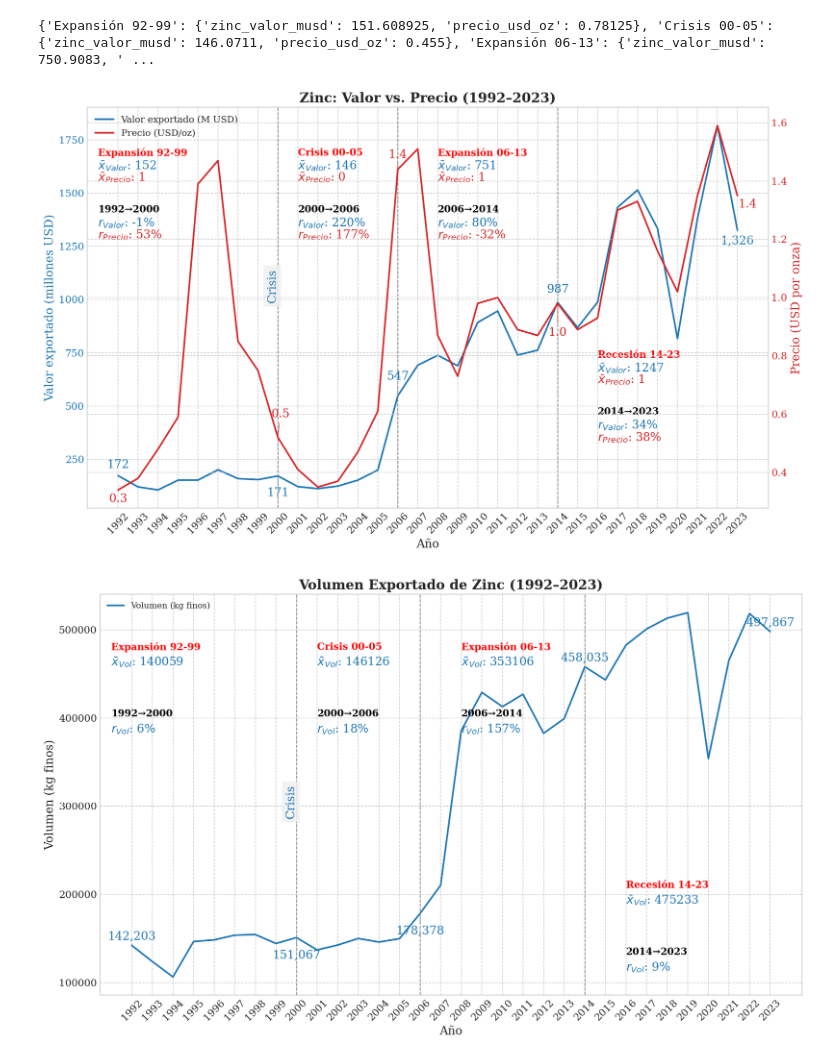
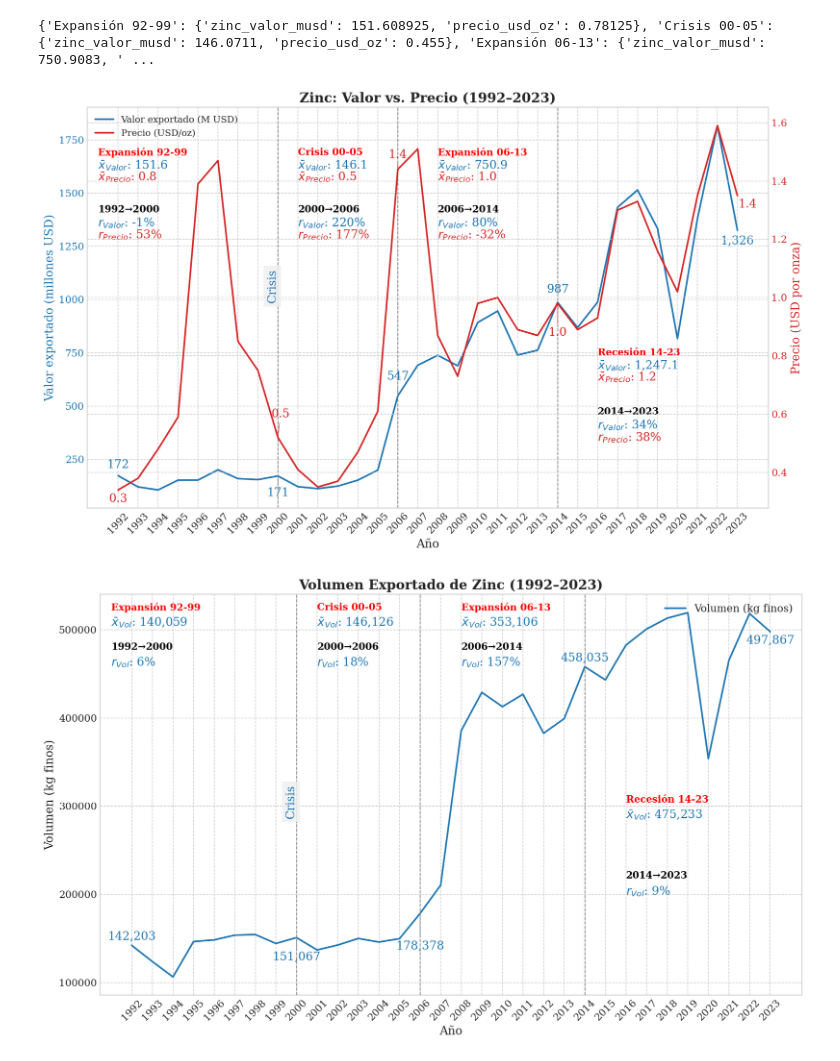
Before and after one commit to navi0369/proyectomacro, a Jupyter notebook: src/tesis/serie_completa/minerales/zinc.ipynb, the cells around one changed output. Drawn from its saved outputs; the diff is of its cells as text; code cells hidden in the pictures.

```diff
--- a/src/tesis/serie_completa/minerales/zinc.ipynb
+++ b/src/tesis/serie_completa/minerales/zinc.ipynb
@@ -94,7 +94,8 @@ ax_price.plot(df.index, df["precio_usd_oz"],   label="Precio (USD/oz)",
 # helpers
 add_hitos(ax_val, df.index, hitos_v, hitos_offset, line_kwargs={"linewidth":1})
 add_cycle_means_multi(ax_val, cycle_stats, cycle_text_offsets,
-                      abbr, colors, line_spacing=df["zinc_valor_musd"].max()*0.03)
+                      abbr, colors, line_spacing=df["zinc_valor_musd"].max()*0.03,
+                      value_fmt="{:,.1f}")
 add_year_value_annotations(
     ax_val,   df, anot_years, ["zinc_valor_musd"],
     {"zinc_valor_musd": annotation_offsets["zinc_valor_musd"]},
@@ -141,44 +142,52 @@ cycle_stats_vol = {n: df.loc[s, ["zinc_volumen"]].mean().to_dict()
 
 annotation_offsets_vol = {
     "zinc_volumen": {
-        1992:(0,1e4), 2000:(0,-2e4), 2006:(0,-2e4),
-        2014:(0,1e4), 2023:(0,1e4)
+        1992:(0,1e4), 2000:(0,-2.2e4), 2006:(0,-3.7e4),
+        2014:(0,1e4), 2023:(0,-1e4)
     }
 }
 growth_periods_vol        = growth_periods
-period_growth_offsets_vol = period_growth_offsets
-cycle_text_offsets_vol    = cycle_text_offsets
+period_growth_offsets_vol = {
+    "1992-2000": (1991,0.9), "2000-2006":(2001,0.9),
+    "2006-2014": (2008,0.9), "2014-2023":(2016,0.42)
+}
+cycle_text_offsets_vol    = {
+    "Expansión 92-99": (1991,0.98),
+    "Crisis 00-05":    (2001,0.98),
+    "Expansión 06-13": (2008,0.98),
+    "Recesión 14-23":  (2016,0.50),
+}
 
 fig_v, ax_v = plt.subplots(figsize=(13,8))
 ax_v.plot(df.index, df["zinc_volumen"], color=colors_vol["zinc_volumen"],
           label="Volumen (kg finos)")
 
 add_hitos(ax_v, df.index, hitos_v, hitos_offset, line_kwargs={"lw":1})
 add_cycle_means_multi(ax_v, cycle_stats_vol, cycle_text_offsets_vol,
                       abbr_vol, colors_vol,
                       line_spacing=df["zinc_volumen"].max()*0.03)
 add_year_value_annotations(
     ax_v, df, anot_years, ["zinc_volumen"],
     annotation_offsets_vol, colors_vol, arrow_lw=0.6
 )
 add_period_growth_annotations_multi(
     ax_v, df, growth_periods_vol,
     ["zinc_volumen"], period_growth_offsets_vol,
     colors_vol, abbr_vol
 )
 
 ax_v.set_title(f"Volumen Exportado de Zinc ({df.index[0]}–{df.index[-1]})",
                fontweight="bold")
 ax_v.set_xlabel("Año")
 ax_v.set_ylabel("Volumen (kg finos)")
 ax_v.set_xticks(df.index[::max(1,len(df)//31)])
 ax_v.tick_params(axis="x", rotation=45)
-ax_v.legend(loc="upper left", fontsize=10)
+ax_v.legend(loc="upper right", fontsize=12.5)
 
 plt.tight_layout()
 plt.savefig(os.path.join(output_dir,"zinc_volumen.png"), dpi=300)
 plt.show()
 # %% [output]
 {'Expansión 92-99': {'zinc_valor_musd': 151.608925, 'precio_usd_oz': 0.78125}, 'Crisis 00-05': {'zinc_valor_musd': 146.0711, 'precio_usd_oz': 0.455}, 'Expansión 06-13': {'zinc_valor_musd': 750.9083, ' ...
-[figure, old version]
+[figure, new version]
-[figure, old version]
+[figure, new version]
```
Also changed, not shown: parts of 1 cell of this notebook, 18 other files.
